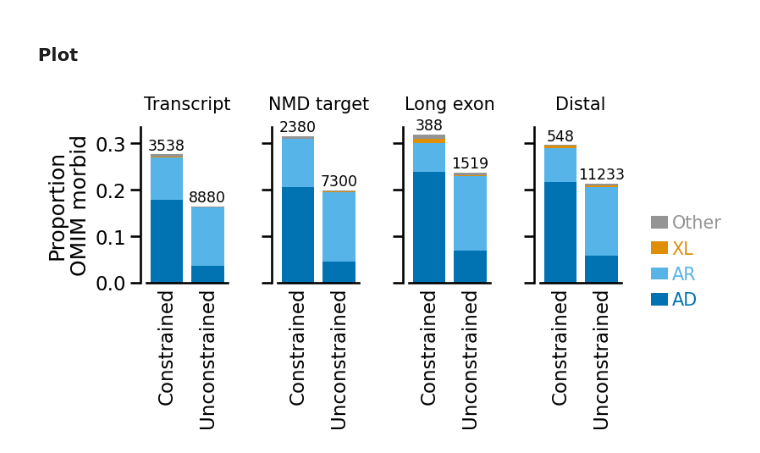
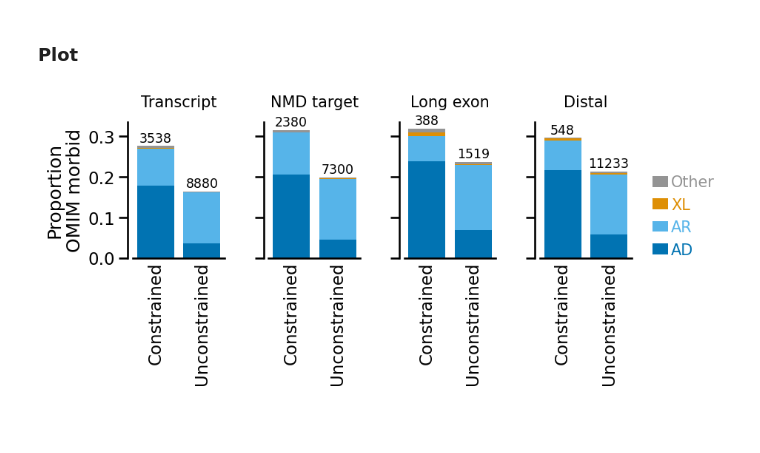
Before and after one commit to alexblakes/regional_nonsense_constraint, a Jupyter notebook: scripts_plots/omim_status_of_constrained_genes.ipynb, the cells around one changed output. Cells and saved outputs as stored; diff of their text form; code cells hidden in the pictures; blank space fills up the shorter version.

```diff
--- a/scripts_plots/omim_status_of_constrained_genes.ipynb
+++ b/scripts_plots/omim_status_of_constrained_genes.ipynb
@@ -88,78 +103,96 @@ df1 = df1.replace(
 # %% [markdown]
 ### Plot
 # %%
+# Specify figure properties
 fig, axs = plt.subplots(1, 4, sharey=True, layout="constrained", figsize=(8, 4))
 
+# Define common variables
 regions = ["Transcript", "NMD target", "Long exon", "Distal"]
 inheritance = df1.inheritance.unique()
 colours = [col[0], col[-1], col[1], col[-3]]
-ticks = np.arange(df1["constraint"].nunique())
+ticks = np.arange(df1["constraint"].nunique())  # Two x categories per Axes
 
+# Create the figure by iterating through each Axes
+# Each Axes contains a plot for one region.
 for ax, r in zip(axs, regions):
+
+    # Subset the data to one region
     d = df1[df1["region"] == r]
+
+    # A stacked bar chart - define the y-axis coordinate of the bottom of the bar
     bottom = np.zeros(len(ticks))
 
+    # For each inheritance mode, add a separate bar to the Axes
     for i, c in zip(inheritance, colours):
+
+        # Subset to one inheritance mode
         _d = d[d["inheritance"] == i]
+
+        # Add the bar(s)
         b = ax.bar(
             x=ticks,
             height=_d["abs_proportion"],
             label=_d["inheritance"],
             color=c,
-            bottom=bottom,
+            bottom=bottom,  # The y-position of the bottom of the bar
         )
+
+        # Stack the bars
         bottom += list(_d["abs_proportion"])
 
+    # Set the properties for all Axes
     ax.set_xticks(
         ticks=ticks,
         labels=_d["constraint"],
         rotation=90,
-        # ha="right",
-        # rotation_mode="anchor",
     )
-
+    ax.tick_params(axis="x", length=0)  # Hide x ticks
+    ax.set_yticks(ticks=[0, 0.1, 0.2, 0.3])
     ax.set_title(r, size="small", loc="center", pad=15)
-    ax.tick_params(axis="x", length=0)
-    ax.set_yticks(
-        ticks=[0, 0.1, 0.2, 0.3],
-    )
     ax.spines[["top", "right"]].set_visible(False)
     ax.spines["left"].set_position(("outward", 5))
 
     # Add bar labels
     for i, n in enumerate(_d["n"]):
         y_offset = 0.01
-        ax.text(x=ticks[i], y = bottom[i] + y_offset, s=n, fontsize="x-small", ha="center",)
+        ax.text(
+            x=ticks[i],
+            y=bottom[i] + y_offset,
+            s=n,
+            fontsize="x-small",
+            ha="center",
+        )
 
+# Set the y label for the left-most Axes only
 axs[0].set_ylabel("Proportion\nOMIM morbid")
 
+# Add width whitespace to the figure
 fig.get_layout_engine().set(wspace=0.2)
 
+# Figure legend
 fig.legend(
-    [
-        axs[0].get_children()[x]
-        for x in [
-            0,
-            2,
-            4,
-            6,
-        ]
-    ][::-1],
-    [
+    handles=[axs[0].get_children()[x] for x in [0, 2, 4, 6,]][
+        ::-1
+    ],  # Reverse the order of the handles
+    labels=[
         "Other",
         "XL",
         "AR",
         "AD",
-    ],
+    ],  # Custom labels
     fontsize="small",
     frameon=False,
     labelcolor="linecolor",
-    loc="outside right center",
+    loc="lower left",
+    bbox_to_anchor=(1.02, 0.42),
     handlelength=1,
     handletextpad=0.2,
     borderaxespad=0,
 )
 
-plt.savefig("../plots/omim_morbid_constrained_regions.svg", format="svg")
+# Save the figure
+plt.savefig(
+    "../plots/omim_morbid_constrained_regions.svg", format="svg", bbox_inches="tight"
+)
 # %% [output]
-[figure, old version]
+[figure, new version]
```
Also changed, not shown: parts of 4 cells of this notebook.
